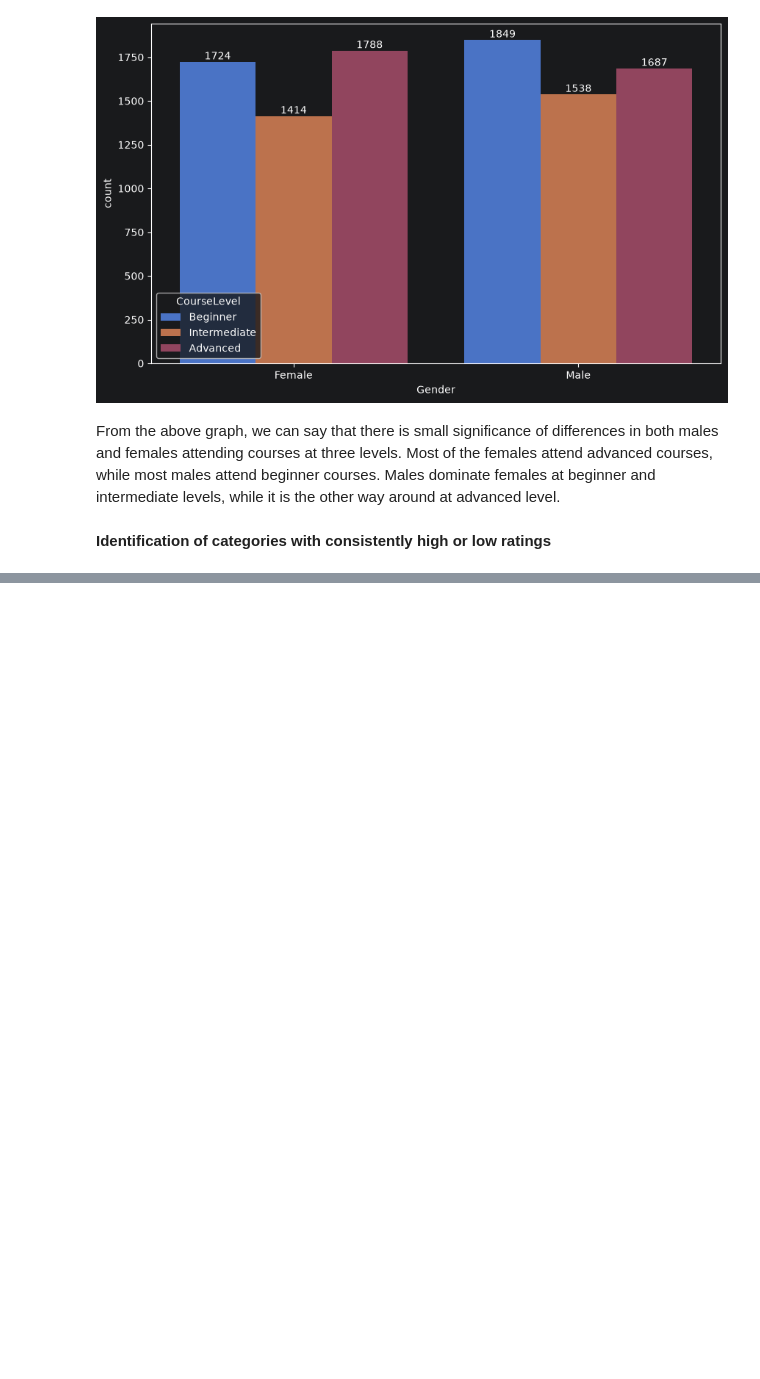
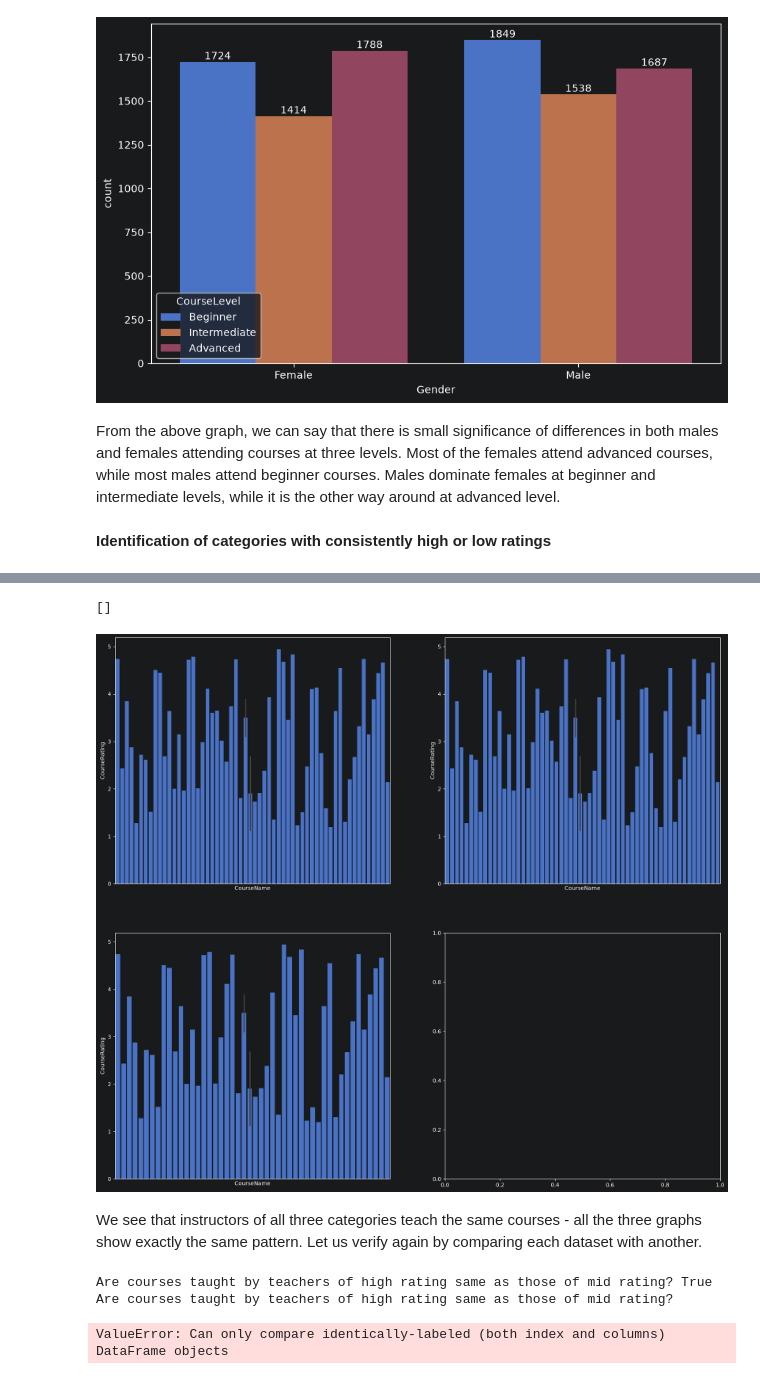
Before and after one commit to amithvardhan99/resume-projects, a Jupyter notebook: Instructor Performance and Course Quality Evaluation on EduPro/notebook.ipynb, the cells around one changed output, grey strips where cells are left out. Cells and saved outputs as stored; diff of their text form; code cells hidden in the pictures; blank space fills up the shorter version.

```diff
--- a/Instructor Performance and Course Quality Evaluation on EduPro/notebook.ipynb
+++ b/Instructor Performance and Course Quality Evaluation on EduPro/notebook.ipynb
@@ -577,0 +600,33 @@ As we have a look at the above graphs, none of the categories show a consistentl
+# %%
+high_rated_teachers = df[df["TeacherRating"]>=4][["CourseName","CourseRating"]].drop_duplicates(ignore_index=True)
+mid_rated_teachers = df[(df["TeacherRating"]>=2) & (df["TeacherRating"]<4)][["CourseName","CourseRating"]].drop_duplicates(ignore_index=True)
+low_rated_teachers = df[df["TeacherRating"]<2][["CourseName","CourseRating"]].drop_duplicates(ignore_index=True)
+# %%
+fig, ax = plt.subplots(nrows=2,ncols=2,figsize=(20,18))
+
+sns.barplot(x=high_rated_teachers["CourseName"],y=high_rated_teachers["CourseRating"],ax=ax[0,0])
+ax[0,0].set_xticks([])
+
+sns.barplot(x=mid_rated_teachers["CourseName"],y=mid_rated_teachers["CourseRating"],ax=ax[0,1])
+ax[0,1].set_xticks([])
+
+sns.barplot(x=low_rated_teachers["CourseName"],y=low_rated_teachers["CourseRating"],ax=ax[1,0])
+ax[1,0].set_xticks([])
+# %% [output]
+[]
+[figure, added]
+# %% [markdown]
+We see that instructors of all three categories teach the same courses - all the three graphs show exactly the same pattern. Let us verify again by comparing each dataset with another.
+# %%
+print("Are courses taught by teachers of high rating same as those of mid rating?",end=" ")
+print(bool((high_rated_teachers == mid_rated_teachers).sum().iloc[0] == high_rated_teachers.shape[0]))
+
+print("Are courses taught by teachers of high rating same as those of mid rating?",end=" ")
+print(bool((low_rated_teachers == mid_rated_teachers).sum().iloc[0] == high_rated_teachers.shape[0]))
+
+print("Are courses taught by teachers of high rating same as those of mid rating?",end=" ")
+print(bool((high_rated_teachers == low_rated_teachers).sum().iloc[0] == high_rated_teachers.shape[0]))
+# %% [output]
+Are courses taught by teachers of high rating same as those of mid rating? True
+Are courses taught by teachers of high rating same as those of mid rating?
+ValueError: Can only compare identically-labeled (both index and columns) DataFrame objects
```
Also changed, not shown: parts of 12 cells of this notebook, 1 other file.
